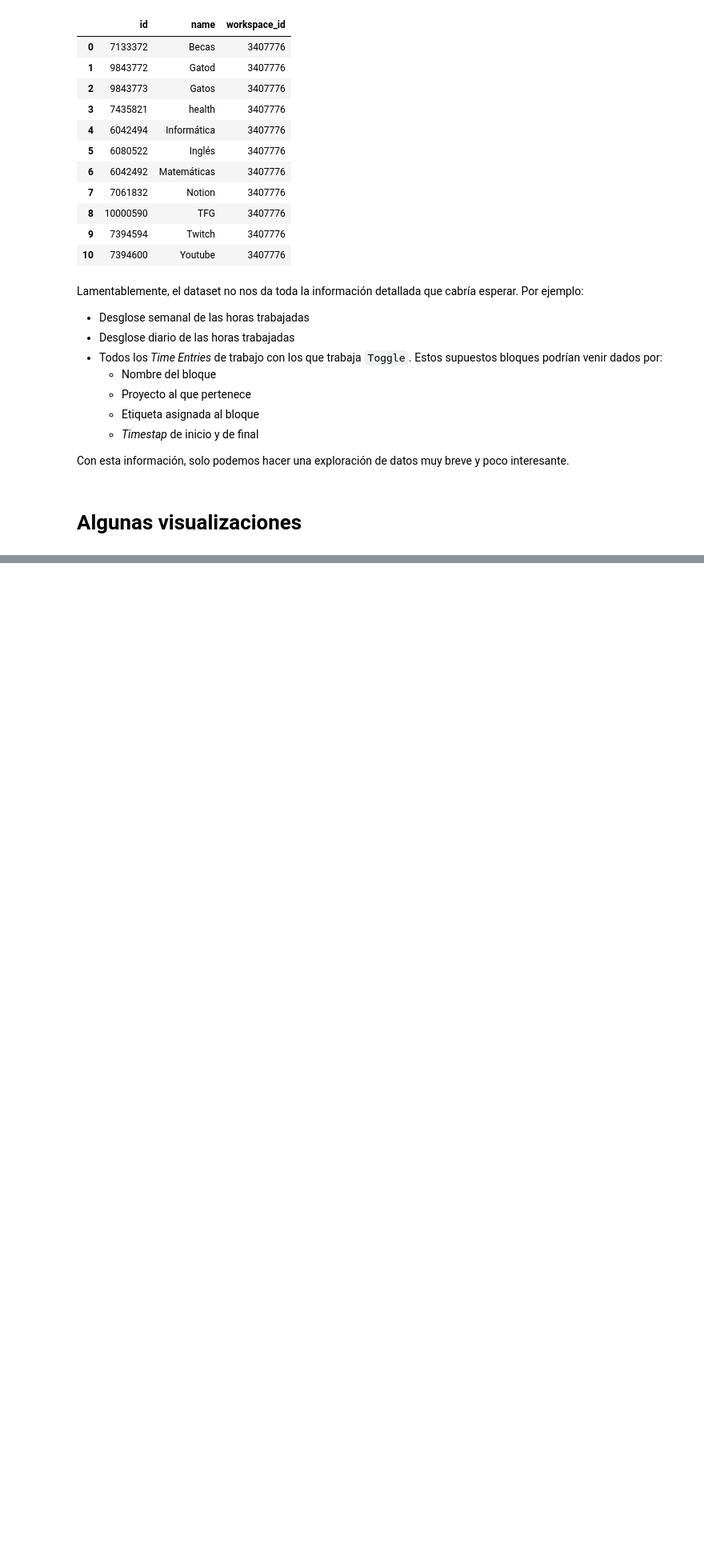
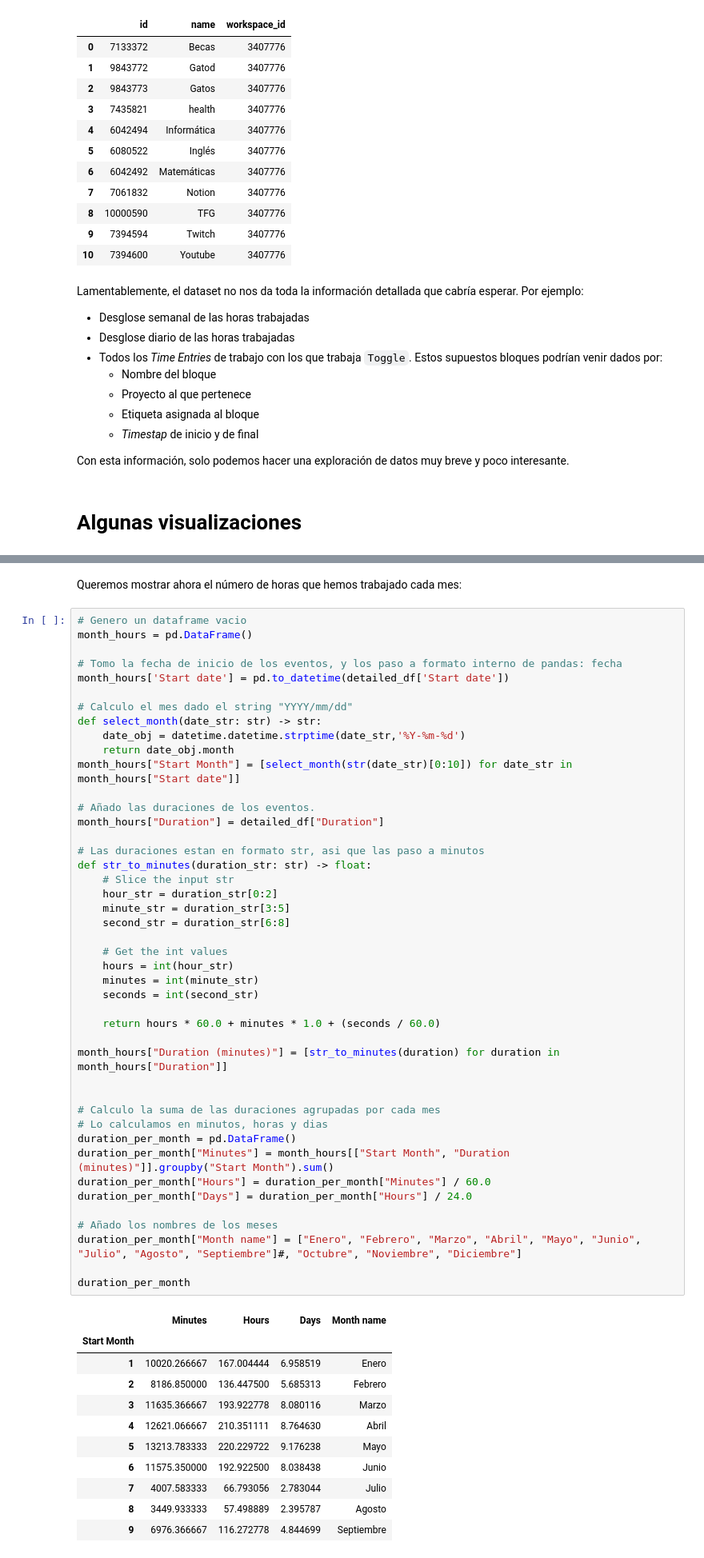
Before and after one commit to SergioQuijanoRey/PracticasInteligenciaNegocio, a Jupyter notebook: ToggleProject/Data Analysis.ipynb, the cells around one changed output, grey strips where cells are left out. Shown at 80% size. Cells and saved outputs as stored; diff of their text form; blank space fills up the shorter version.

```diff
--- a/ToggleProject/Data Analysis.ipynb
+++ b/ToggleProject/Data Analysis.ipynb
@@ -168,0 +220,58 @@ Con esta información, solo podemos hacer una exploración de datos muy breve y
+# %% [markdown]
+Queremos mostrar ahora el número de horas que hemos trabajado cada mes:
+# %%
+# Genero un dataframe vacio
+month_hours = pd.DataFrame()
+
+# Tomo la fecha de inicio de los eventos, y los paso a formato interno de pandas: fecha
+month_hours['Start date'] = pd.to_datetime(detailed_df['Start date'])
+
+# Calculo el mes dado el string "YYYY/mm/dd"
+def select_month(date_str: str) -> str:
+    date_obj = datetime.datetime.strptime(date_str,'%Y-%m-%d')
+    return date_obj.month
+month_hours["Start Month"] = [select_month(str(date_str)[0:10]) for date_str in month_hours["Start date"]]
+
+# Añado las duraciones de los eventos.
+month_hours["Duration"] = detailed_df["Duration"]
+
+# Las duraciones estan en formato str, asi que las paso a minutos
+def str_to_minutes(duration_str: str) -> float:
+    # Slice the input str
+    hour_str = duration_str[0:2]
+    minute_str = duration_str[3:5]
+    second_str = duration_str[6:8]
+
+    # Get the int values
+    hours = int(hour_str)
+    minutes = int(minute_str)
+    seconds = int(second_str)
+
+    return hours * 60.0 + minutes * 1.0 + (seconds / 60.0)
+
+month_hours["Duration (minutes)"] = [str_to_minutes(duration) for duration in month_hours["Duration"]]
+
+
+# Calculo la suma de las duraciones agrupadas por cada mes
+# Lo calculamos en minutos, horas y dias
+duration_per_month = pd.DataFrame()
+duration_per_month["Minutes"] = month_hours[["Start Month", "Duration (minutes)"]].groupby("Start Month").sum()
+duration_per_month["Hours"] = duration_per_month["Minutes"] / 60.0
+duration_per_month["Days"] = duration_per_month["Hours"] / 24.0
+
+# Añado los nombres de los meses
+duration_per_month["Month name"] = ["Enero", "Febrero", "Marzo", "Abril", "Mayo", "Junio", "Julio", "Agosto", "Septiembre"]#, "Octubre", "Noviembre", "Diciembre"]
+
+duration_per_month
+# %% [output]
+|  | Minutes | Hours | Days | Month name |
+| Start Month |  |  |  |  |
+| 1 | 10020.266667 | 167.004444 | 6.958519 | Enero |
+| 2 | 8186.850000 | 136.447500 | 5.685313 | Febrero |
+| 3 | 11635.366667 | 193.922778 | 8.080116 | Marzo |
+| 4 | 12621.066667 | 210.351111 | 8.764630 | Abril |
+| 5 | 13213.783333 | 220.229722 | 9.176238 | Mayo |
+| 6 | 11575.350000 | 192.922500 | 8.038438 | Junio |
+| 7 | 4007.583333 | 66.793056 | 2.783044 | Julio |
+| 8 | 3449.933333 | 57.498889 | 2.395787 | Agosto |
+| 9 | 6976.366667 | 116.272778 | 4.844699 | Septiembre |
```
Also changed, not shown: parts of 16 cells of this notebook, 1 other file.
